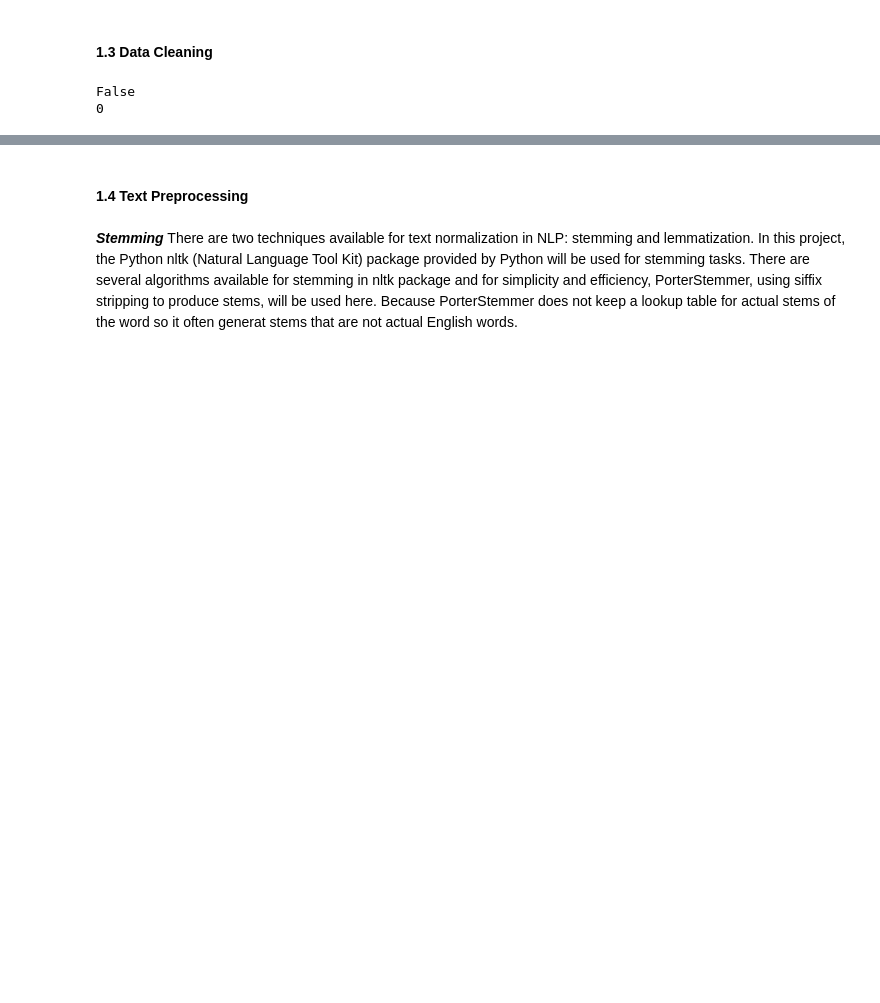
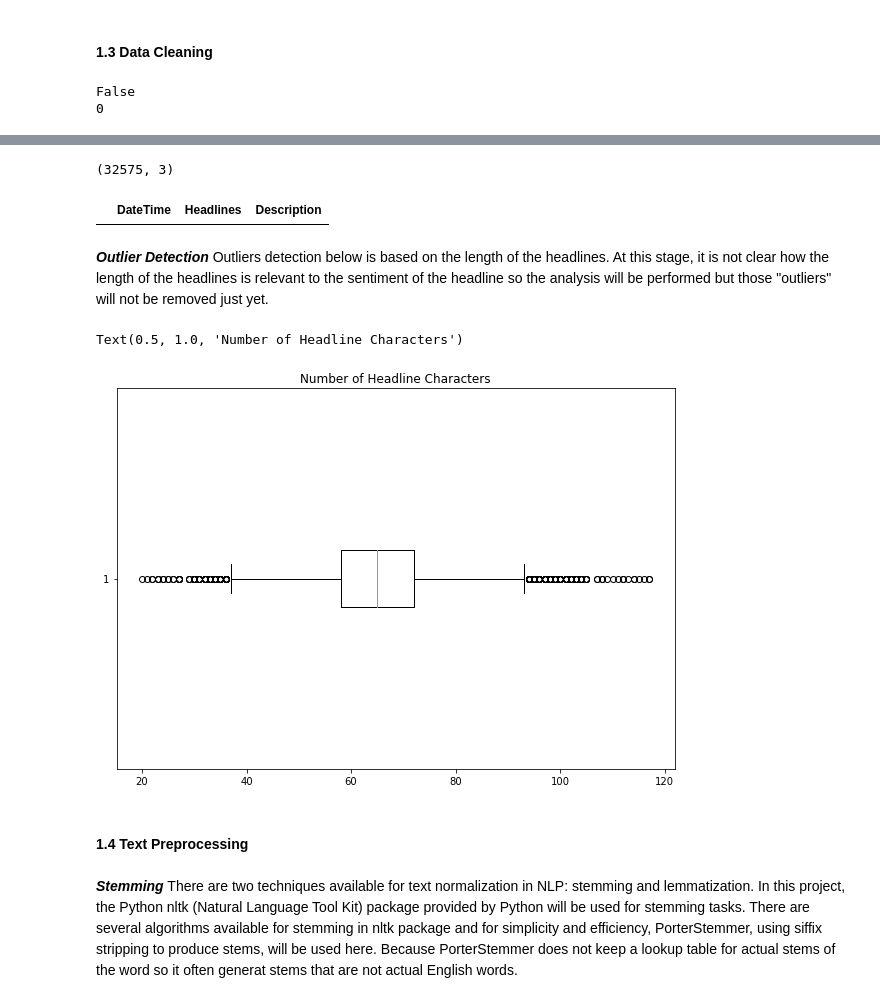
Before and after one commit to j990345/News-To-Stock-Markets, a Jupyter notebook: Notebooks/News-To-Stock-Market.ipynb, the cells around one changed output, grey strips where cells are left out. Saved outputs shown, nothing was run; the diff lists cells and outputs as text; code cells hidden in the pictures; blank space fills up the shorter version.

```diff
--- a/Notebooks/News-To-Stock-Market.ipynb
+++ b/Notebooks/News-To-Stock-Market.ipynb
@@ -81,3 +105,25 @@ False
+# %%
+df.drop_duplicates(subset=['Headlines'], keep="first", inplace=True)
+df.shape
+# %% [output]
+(32575, 3)
+# %%
+df[df.duplicated(['Headlines'])]
+# %% [output]
+|  | DateTime | Headlines | Description |
+# %% [markdown]
+***Outlier Detection*** Outliers detection below is based on the length of the headlines. At this stage, it is not clear how the length of the headlines is relevant to the sentiment of the headline so the analysis will be performed but those "outliers" will not be removed just yet.
+# %%
+#Check headline length
+df['Length']= df.Headlines.str.len()
+# %%
+fig = plt.figure(1, figsize=(10, 7))
+ax = fig.add_subplot(111)
+bp = ax.boxplot(df['Length'], vert=False)
+ax.set_title('Number of Headline Characters')
+# %% [output]
+Text(0.5, 1.0, 'Number of Headline Characters')
+[figure, added]
 # %% [markdown]
 #### 1.4 Text Preprocessing
 # %%
```
Also changed, not shown: parts of 7 cells of this notebook, 1 other file.
